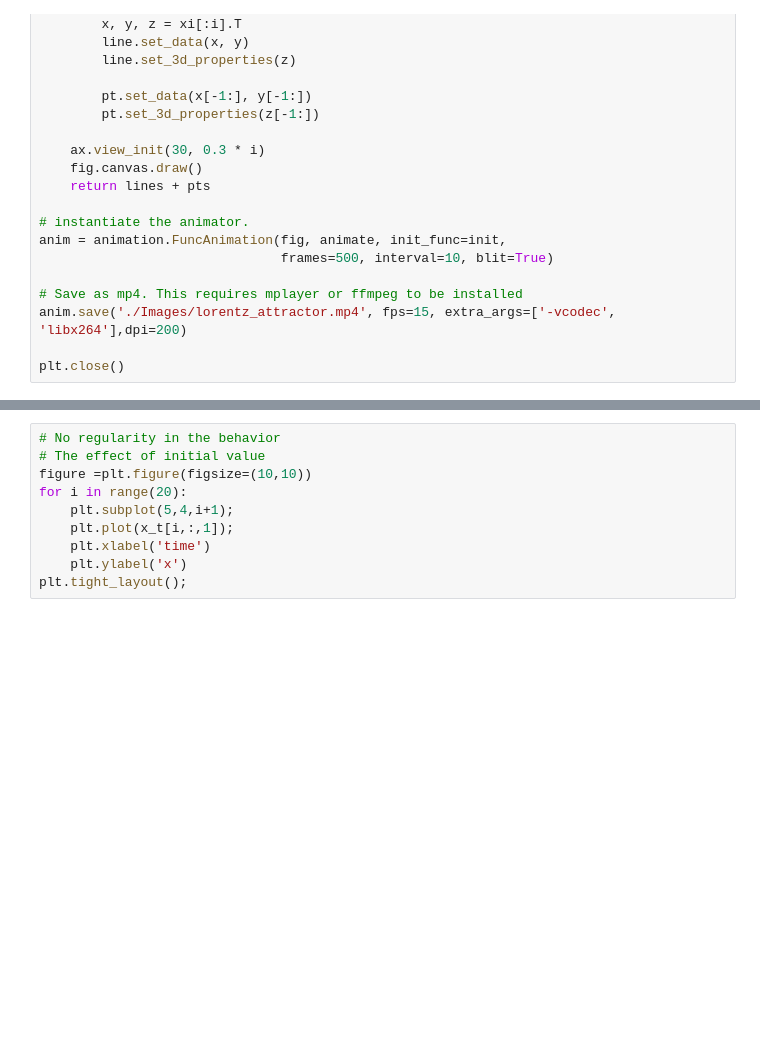
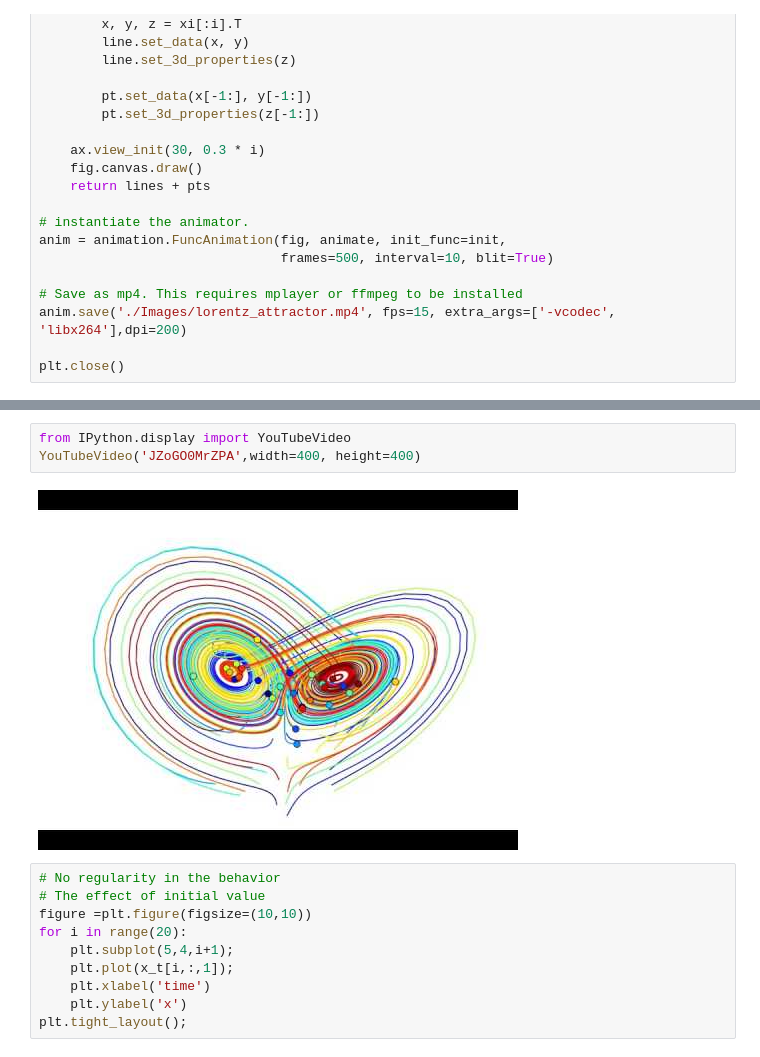
Before and after one commit to sevamoo/data_driven_modeling_2016, a Jupyter notebook: 02_Determinism_And_Probability_Theory_20160927.ipynb, the cells around one changed output, grey strips where cells are left out. Drawn from its saved outputs; the diff is of its cells as text; blank space fills up the shorter version.

```diff
--- a/02_Determinism_And_Probability_Theory_20160927.ipynb
+++ b/02_Determinism_And_Probability_Theory_20160927.ipynb
@@ -354,6 +360,11 @@ HTML("""
 """)
 # %% [output]
 [interactive output not drawn]
+# %%
+from IPython.display import YouTubeVideo
+YouTubeVideo('JZoGO0MrZPA',width=400, height=400)
+# %% [output]
+[figure, added]
 # %%
 # No regularity in the behavior
 # The effect of initial value
```
Also changed, not shown: parts of 9 cells of this notebook, 9 other files.
